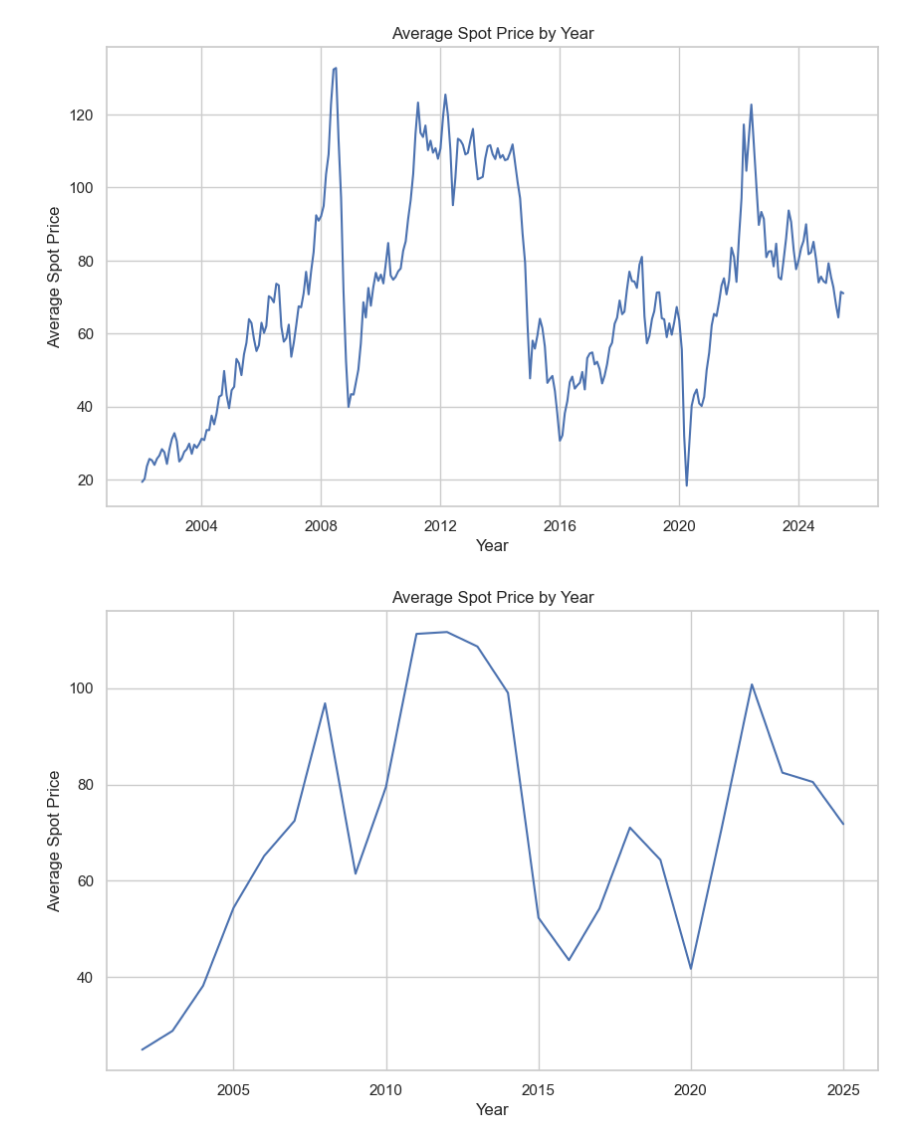
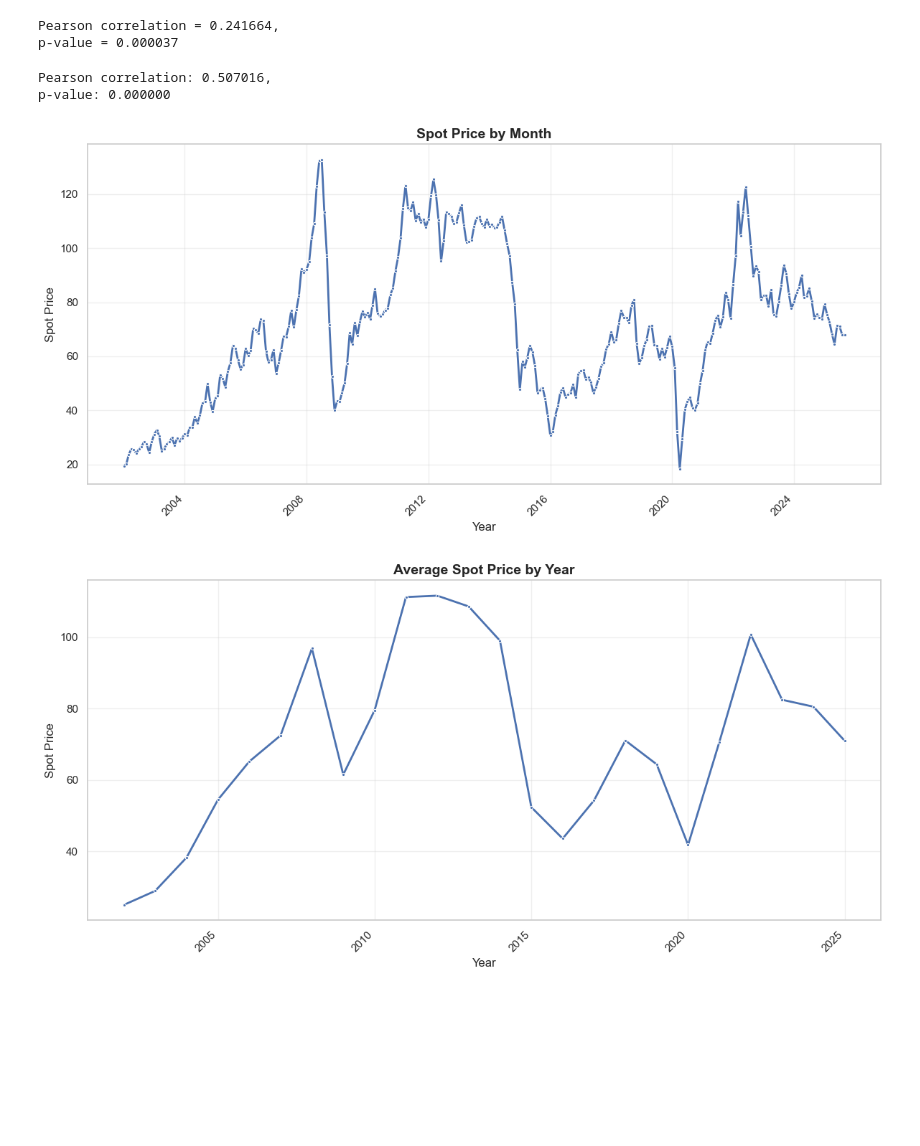
Before and after one commit to abhinavvictor7668/time_series_project, a Jupyter notebook: 2_basic_timesereis.ipynb, the cells around one changed output. Saved outputs shown, nothing was run; the diff lists cells and outputs as text; code cells hidden in the pictures; blank space fills up the shorter version.

```diff
--- a/2_basic_timesereis.ipynb
+++ b/2_basic_timesereis.ipynb
@@ -112,23 +51,41 @@ Name: Spot_Price, dtype: float64
+# %%
+corr_coef, p_value = pearsonr(df["CPI"], df["Spot_Price"])
+print(f"Pearson correlation = {corr_coef:.6f}, \np-value = {p_value:.6f}")
+# %% [output]
+Pearson correlation = 0.241664,
+p-value = 0.000037
+# %%
+corr_coef, p_value = pearsonr(df["YoY_Inflation"], df["Spot_Price"])
+print(f"Pearson correlation: {corr_coef:.6f}, \np-value: {p_value:.6f}")
+# %% [output]
+Pearson correlation: 0.507016,
+p-value: 0.000000
 # %%
 # Line plot of Spot Price by Month
-plt.figure(figsize=(10, 6))
-plt.title("Average Spot Price by Year")
-plt.xlabel("Year")
-plt.ylabel("Average Spot Price")
-sns.lineplot(data=df, x="Year_Month", y="Spot_Price")
+plt.figure(figsize=(12, 6))
+sns.lineplot(data=df, x="Year_Month", y="Spot_Price", marker=".", linewidth=2)
+plt.title("Spot Price by Month", fontsize=14, weight="bold")
+plt.xlabel("Year", fontsize=12)
+plt.ylabel("Spot Price", fontsize=12)
+plt.xticks(rotation=45, ha="right")
+plt.grid(alpha=0.3)
+plt.tight_layout()
 plt.show()
 # %% [output]
-[figure, old version]
+[figure, new version]
 # %%
 # Line plot of Average Spot Price by Year
-plt.figure(figsize=(10, 6))
-plt.title("Average Spot Price by Year")
-plt.xlabel("Year")
-plt.ylabel("Average Spot Price")
-sns.lineplot(data=df, x="Year", y="Spot_Price", errorbar=None)
+plt.figure(figsize=(12, 6))
+sns.lineplot(data=df, x="Year", y="Spot_Price", marker=".", linewidth=2, errorbar=None)
+plt.title("Average Spot Price by Year", fontsize=14, weight="bold")
+plt.xlabel("Year", fontsize=12)
+plt.ylabel("Spot Price", fontsize=12)
+plt.xticks(rotation=45, ha="right")
+plt.grid(alpha=0.3)
+plt.tight_layout()
 plt.show()
 # %% [output]
-[figure, old version]
+[figure, new version]
 # %%
 # Basic outlier event check using Inter-Quartile Range
 Q1 = df["Spot_Price"].quantile([0.25, 0.5, 0.75])[0.25]
```
Also changed, not shown: parts of 17 cells of this notebook, 11 other files.
